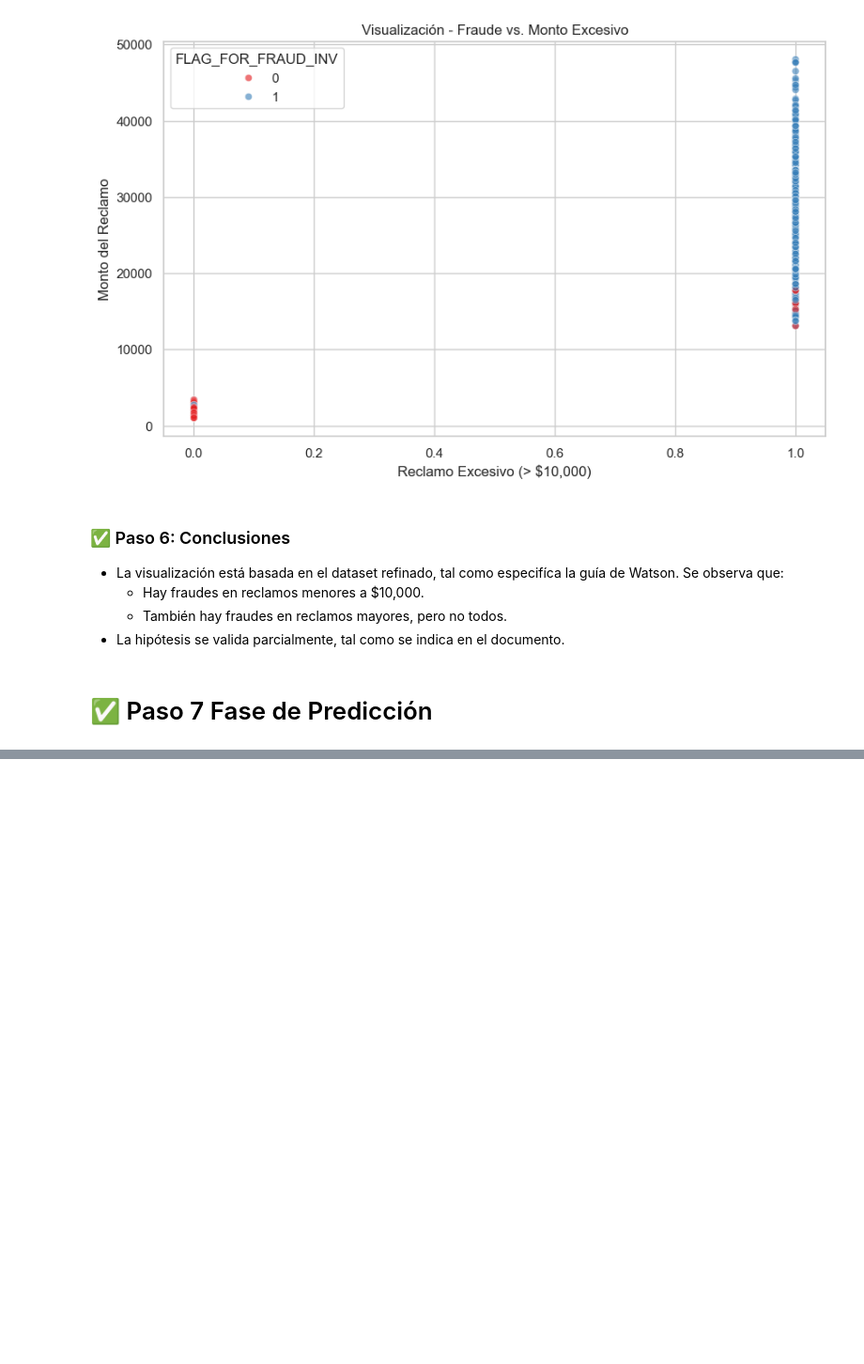
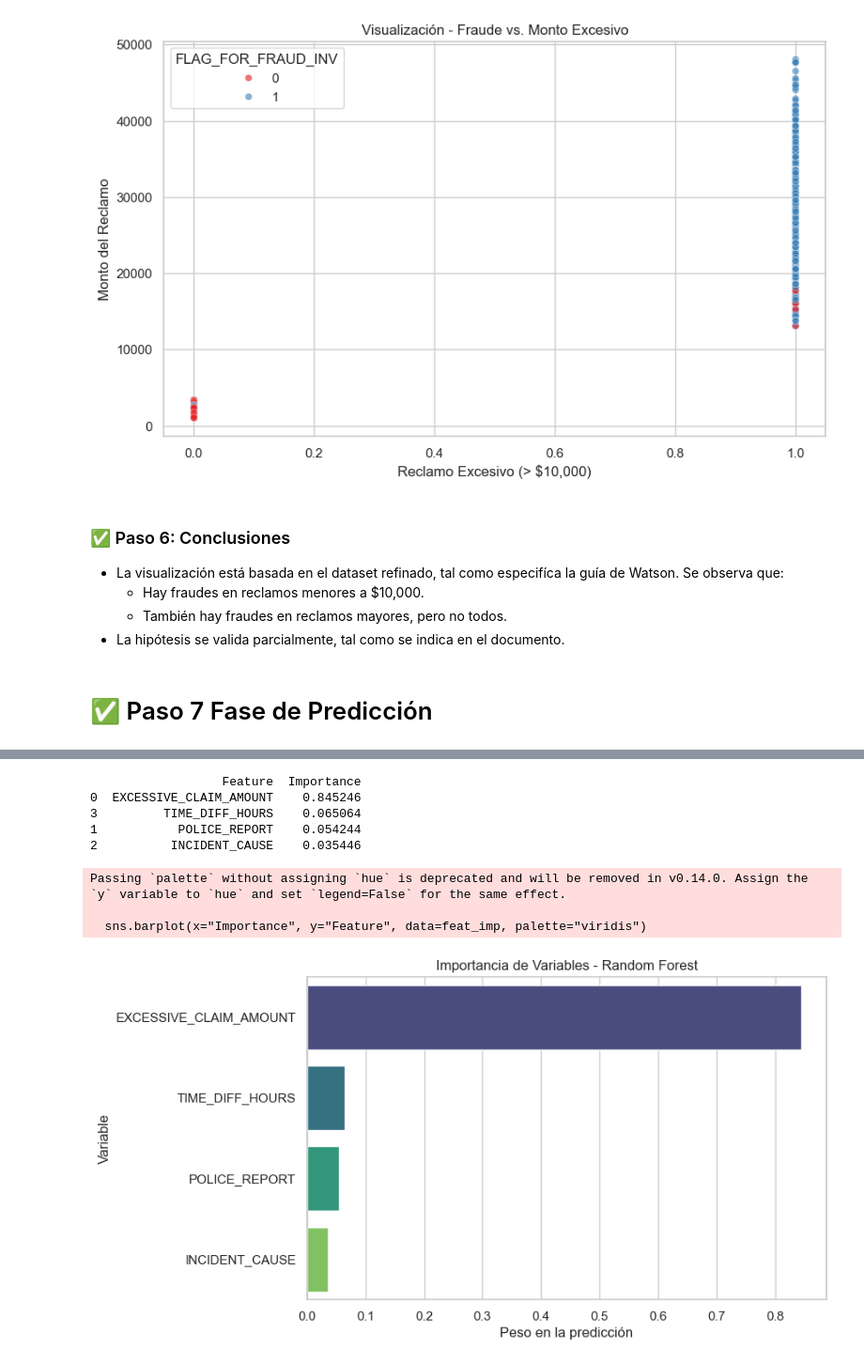
Before and after one commit to LenninTemoche/ia-fundamentals-actividades, a Jupyter notebook: Proyecto_Fraude_Seguros.ipynb, the cells around one changed output, grey strips where cells are left out. Shown at 94% size. Saved outputs shown, nothing was run; the diff lists cells and outputs as text; code cells hidden in the pictures; blank space fills up the shorter version.

```diff
--- a/Proyecto_Fraude_Seguros.ipynb
+++ b/Proyecto_Fraude_Seguros.ipynb
@@ -213,0 +315,33 @@ from sklearn.ensemble import RandomForestClassifier
+# %%
+## ✅ Paso 9: Importancia de Variables en el Modelo Random Forest
+
+# Extraer importancia de características
+importances = model.feature_importances_
+feature_names = X.columns
+
+# Crear DataFrame ordenado
+feat_imp = pd.DataFrame({
+    "Feature": feature_names,
+    "Importance": importances
+}).sort_values(by="Importance", ascending=False)
+
+# Mostrar tabla
+print(feat_imp)
+
+# Graficar importancia
+plt.figure(figsize=(8,5))
+sns.barplot(x="Importance", y="Feature", data=feat_imp, palette="viridis")
+plt.title("Importancia de Variables - Random Forest")
+plt.xlabel("Peso en la predicción")
+plt.ylabel("Variable")
+plt.show()
+# %% [output]
+                  Feature  Importance
+0  EXCESSIVE_CLAIM_AMOUNT    0.845246
+3         TIME_DIFF_HOURS    0.065064
+1           POLICE_REPORT    0.054244
+2          INCIDENT_CAUSE    0.035446
+Passing `palette` without assigning `hue` is deprecated and will be removed in v0.14.0. Assign the `y` variable to `hue` and set `legend=False` for the same effect.
+
+  sns.barplot(x="Importance", y="Feature", data=feat_imp, palette="viridis")
+[figure, added]
```
Also changed, not shown: parts of 12 cells of this notebook, 2 other files.
